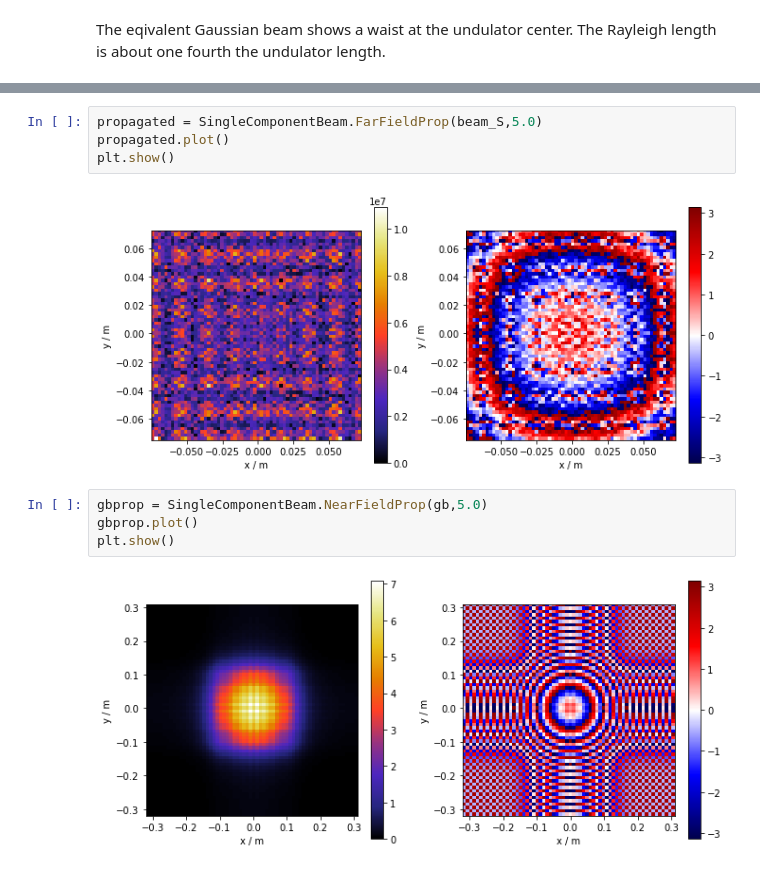
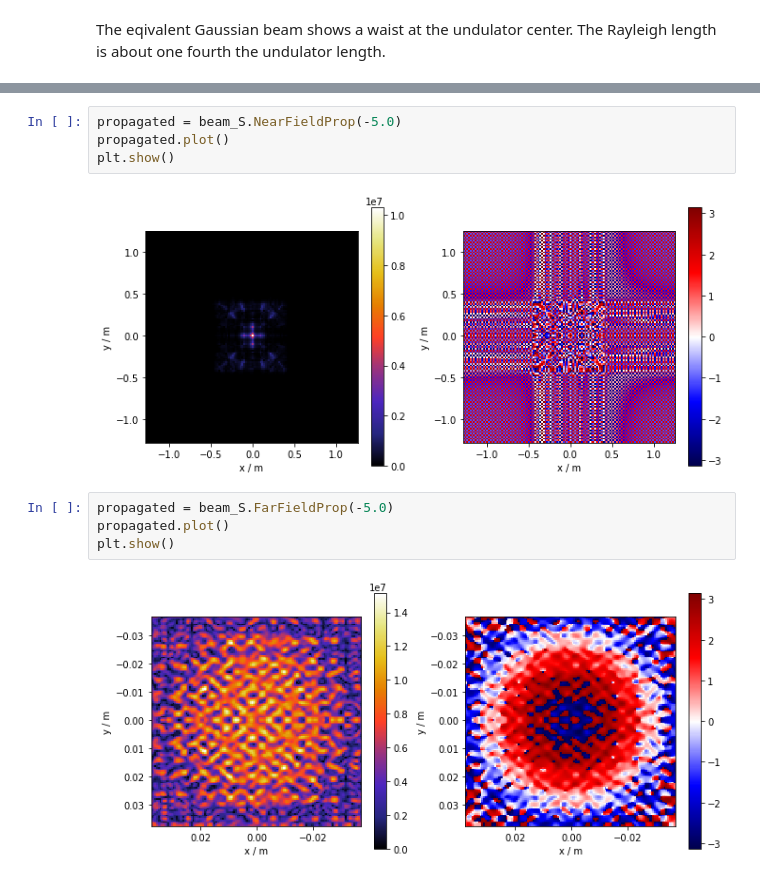
Before and after one commit to lehnertu/fobt, a Jupyter notebook: ImportTeufelScreen.ipynb, the cells around one changed output, grey strips where cells are left out. Saved outputs shown, nothing was run; the diff lists cells and outputs as text.

Commit message:
redefined the propagation as normal methods of SingleComponentBeam objects

```diff
--- a/ImportTeufelScreen.ipynb
+++ b/ImportTeufelScreen.ipynb
@@ -163,12 +192,12 @@ plt.show()
 # %%
-propagated = SingleComponentBeam.FarFieldProp(beam_S,5.0)
+propagated = beam_S.NearFieldProp(-5.0)
 propagated.plot()
 plt.show()
 # %% [output]
-[figure, old version]
+[figure, new version]
 # %%
-gbprop = SingleComponentBeam.NearFieldProp(gb,5.0)
-gbprop.plot()
+propagated = beam_S.FarFieldProp(-5.0)
+propagated.plot()
 plt.show()
 # %% [output]
-[figure, old version]
+[figure, new version]
```
Also changed, not shown: parts of 16 cells of this notebook, 2 other files.
